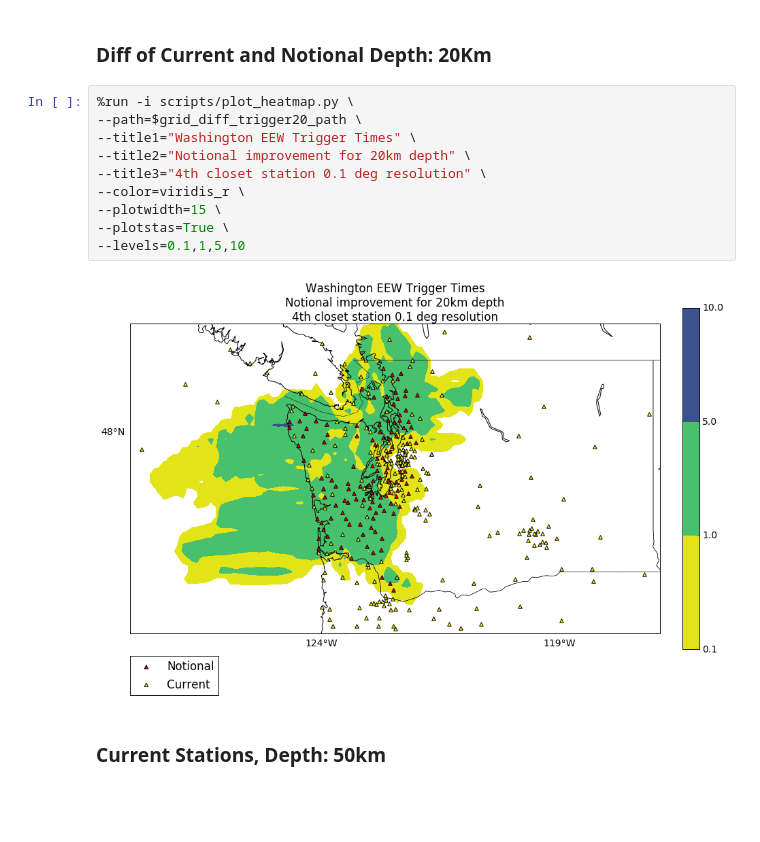
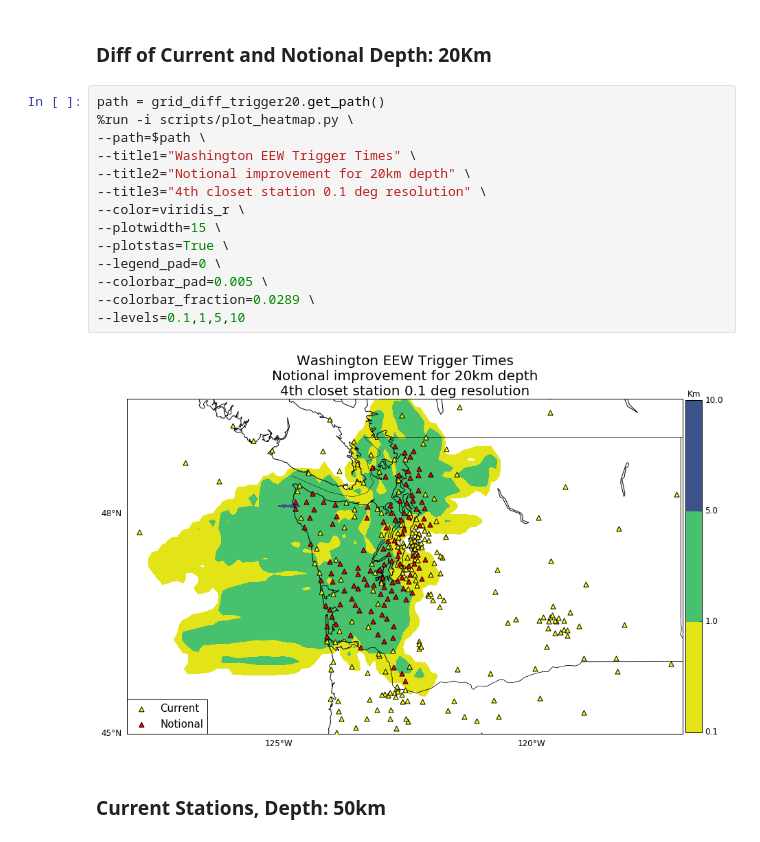
Before and after one commit to pnsn/magd_client, a Jupyter notebook: notebooks/2019_station_density_eew_washington.ipynb, the cells around one changed output. Cells and saved outputs as stored; diff of their text form; blank space fills up the shorter version.

```diff
--- a/notebooks/2019_station_density_eew_washington.ipynb
+++ b/notebooks/2019_station_density_eew_washington.ipynb
@@ -571,17 +588,21 @@ grid_diff_trigger50_path = grid_diff_trigger50.get_path()
 # %% [markdown]
 ### Diff of Current and Notional Depth: 20Km
 # %%
+path = grid_diff_trigger20.get_path()
 %run -i scripts/plot_heatmap.py \
---path=$grid_diff_trigger20_path \
+--path=$path \
 --title1="Washington EEW Trigger Times" \
 --title2="Notional improvement for 20km depth" \
 --title3="4th closet station 0.1 deg resolution" \
 --color=viridis_r \
 --plotwidth=15 \
 --plotstas=True \
+--legend_pad=0 \
+--colorbar_pad=0.005 \
+--colorbar_fraction=0.0289 \
 --levels=0.1,1,5,10
 # %% [output]
-[figure, old version]
+[figure, new version]
 # %% [markdown]
 ### Current Stations, Depth: 50km
 # %%
```
Also changed, not shown: parts of 36 cells of this notebook.
